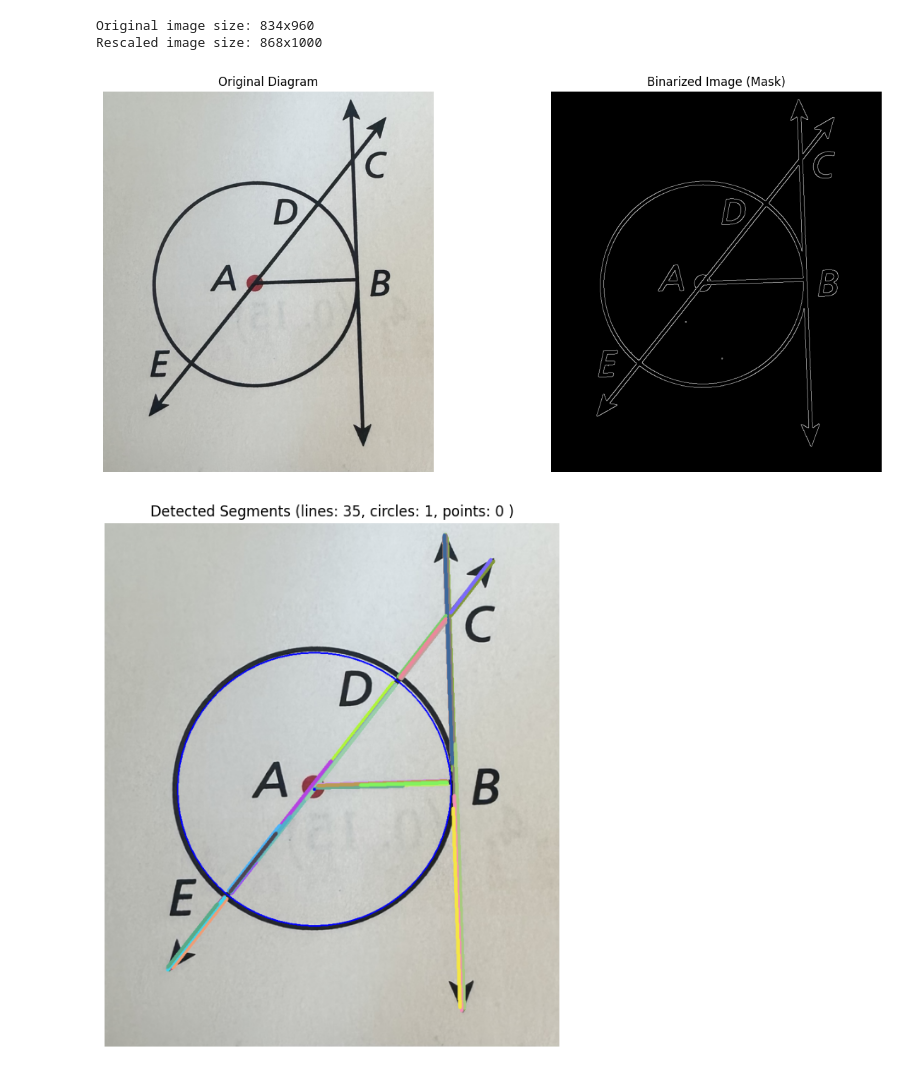
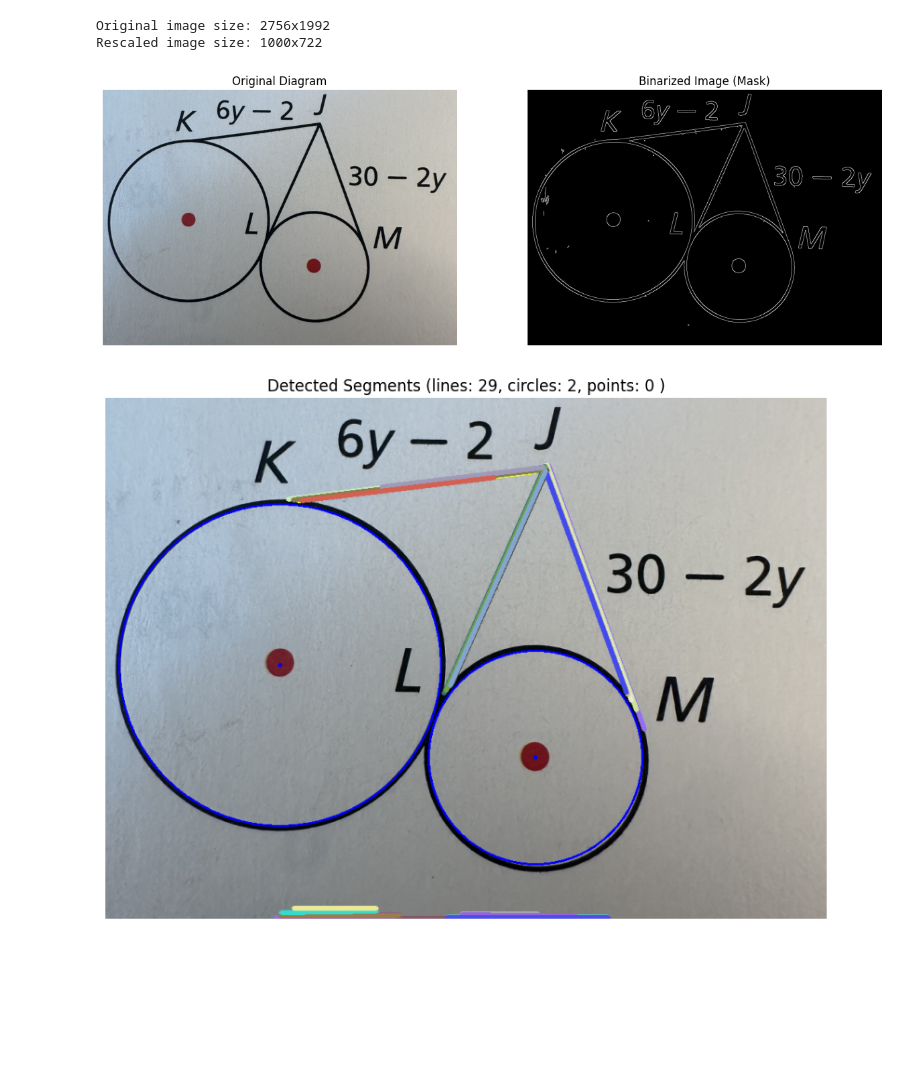
Before and after one commit to hsharriman/geo-proof-dataset, a Jupyter notebook: coordinate_extraction/coord_extraction.ipynb, the cells around one changed output. Cells and saved outputs as stored; diff of their text form; code cells hidden in the pictures; blank space fills up the shorter version.

```diff
--- a/coordinate_extraction/coord_extraction.ipynb
+++ b/coordinate_extraction/coord_extraction.ipynb
@@ -7,34 +7,34 @@ import matplotlib.pyplot as plt
 plt.rcParams['figure.figsize'] = [10, 8]
 # %%
 # load image and preprocess
-img_bgr = cv2.imread('diagram_sample_image/circle1.jpg')
+img_bgr = cv2.imread('diagram_sample_image/circle7.jpg')
 
 # scale image so that longest side is 1000 pixels
 width, height = img_bgr.shape[1], img_bgr.shape[0]
 max_dim = max(height, width)
 scale_factor = 1000 / max_dim
 img_bgr = cv2.resize(img_bgr, (int(width * scale_factor), int(height * scale_factor)), interpolation=cv2.INTER_AREA)
 print(f"Original image size: {width}x{height}")
 print(f"Rescaled image size: {img_bgr.shape[1]}x{img_bgr.shape[0]}")
 
 img_gray = cv2.cvtColor(img_bgr, cv2.COLOR_BGR2GRAY)
 img_blur = cv2.GaussianBlur(img_gray, (5, 5), 0)
 _, img_binary = cv2.threshold(img_blur, 127, 255, cv2.THRESH_BINARY_INV)
 img_edge = cv2.Canny(img_gray, 50, 150, apertureSize=3)
 
 fig, ax = plt.subplots(1, 2, figsize=(15, 7))
 ax[0].imshow(cv2.cvtColor(img_bgr, cv2.COLOR_BGR2RGB))
 ax[0].set_title("Original Diagram")
 ax[0].axis('off')
 
 ax[1].imshow(img_edge, cmap='gray')
 ax[1].set_title("Binarized Image (Mask)")
 ax[1].axis('off')
 plt.show()
 # %% [output]
-Original image size: 834x960
-Rescaled image size: 868x1000
+Original image size: 2756x1992
+Rescaled image size: 1000x722
-[figure, old version]
+[figure, new version]
 # %%
 from draw_figures import draw_segments_on_image
 from combine_geometry import mask_circles
@@ -60,7 +60,7 @@ line_img = img_bgr.copy()
 
 draw_segments_on_image(line_img, lines = lines, circles=circles)
 # %% [output]
-[figure, old version]
+[figure, new version]
 # %%
 from combine_geometry import combine_lines
 
```
Also changed, not shown: parts of 2 cells of this notebook, 2 other files.
